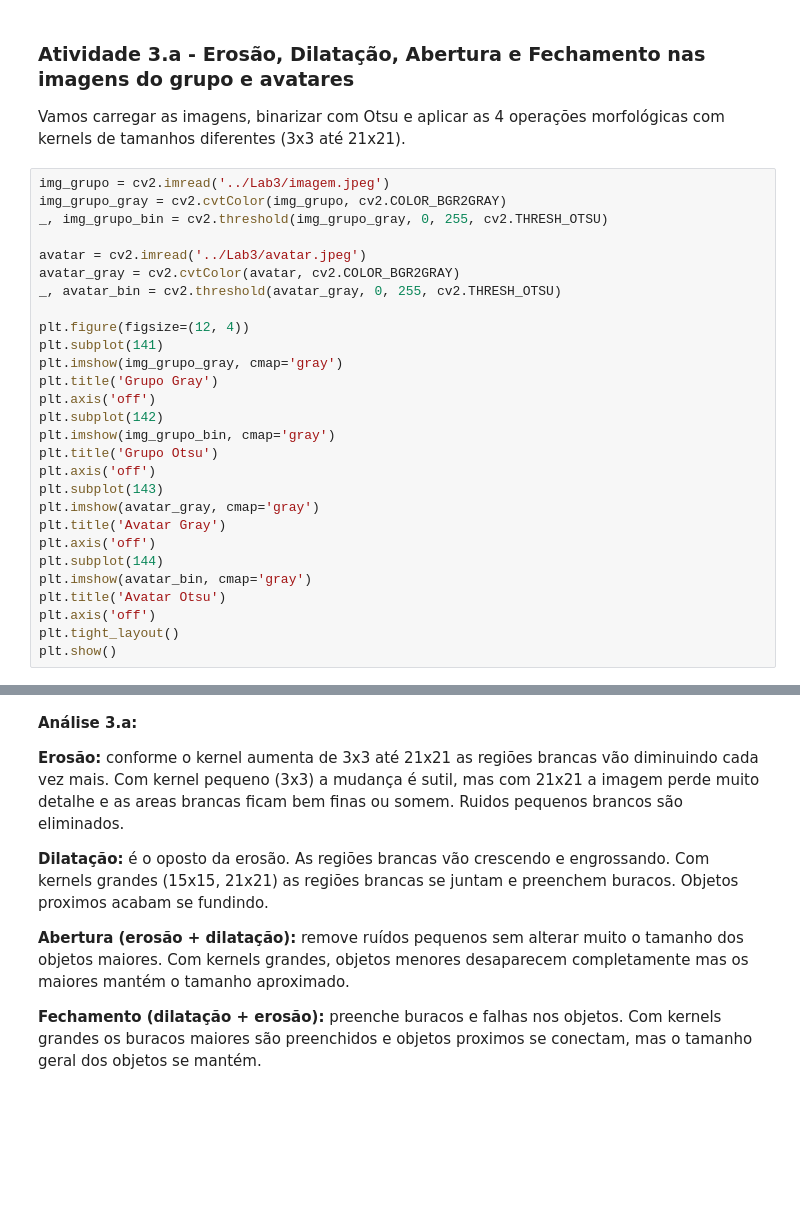
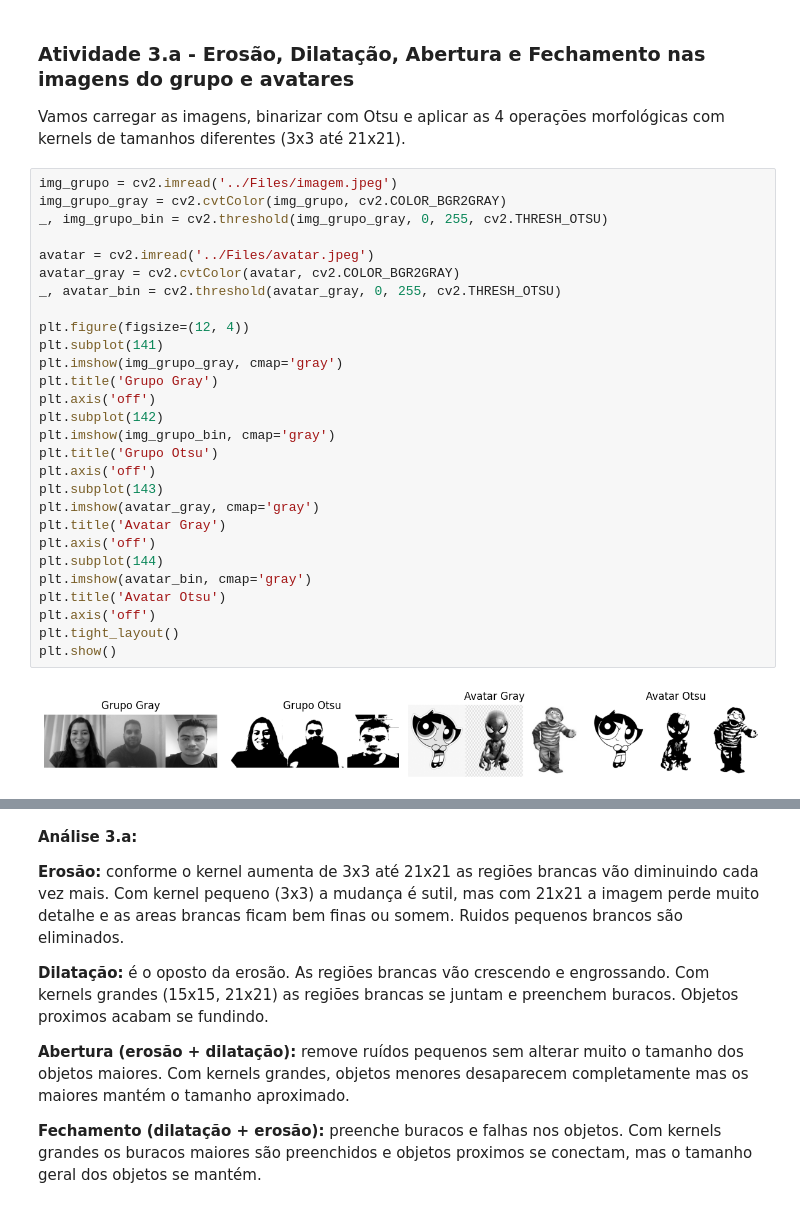
Before and after one commit to allan2357/pdi, a Jupyter notebook: Lab7/Lab7.ipynb, the cells around one changed output, grey strips where cells are left out. Drawn from its saved outputs; the diff is of its cells as text; blank space fills up the shorter version.

```diff
--- a/Lab7/Lab7.ipynb
+++ b/Lab7/Lab7.ipynb
@@ -23,33 +23,35 @@ import matplotlib.pyplot as plt
 
 Vamos carregar as imagens, binarizar com Otsu e aplicar as 4 operações morfológicas com kernels de tamanhos diferentes (3x3 até 21x21).
 # %%
-img_grupo = cv2.imread('../Lab3/imagem.jpeg')
+img_grupo = cv2.imread('../Files/imagem.jpeg')
 img_grupo_gray = cv2.cvtColor(img_grupo, cv2.COLOR_BGR2GRAY)
 _, img_grupo_bin = cv2.threshold(img_grupo_gray, 0, 255, cv2.THRESH_OTSU)
 
-avatar = cv2.imread('../Lab3/avatar.jpeg')
+avatar = cv2.imread('../Files/avatar.jpeg')
 avatar_gray = cv2.cvtColor(avatar, cv2.COLOR_BGR2GRAY)
 _, avatar_bin = cv2.threshold(avatar_gray, 0, 255, cv2.THRESH_OTSU)
 
 plt.figure(figsize=(12, 4))
 plt.subplot(141)
 plt.imshow(img_grupo_gray, cmap='gray')
 plt.title('Grupo Gray')
 plt.axis('off')
 plt.subplot(142)
 plt.imshow(img_grupo_bin, cmap='gray')
 plt.title('Grupo Otsu')
 plt.axis('off')
 plt.subplot(143)
 plt.imshow(avatar_gray, cmap='gray')
 plt.title('Avatar Gray')
 plt.axis('off')
 plt.subplot(144)
 plt.imshow(avatar_bin, cmap='gray')
 plt.title('Avatar Otsu')
 plt.axis('off')
 plt.tight_layout()
 plt.show()
+# %% [output]
+[figure, added]
 # %%
 tamanhos = [3, 5, 7, 11, 15, 21]
 
```
Also changed, not shown: parts of 4 cells of this notebook, 2 other files.
